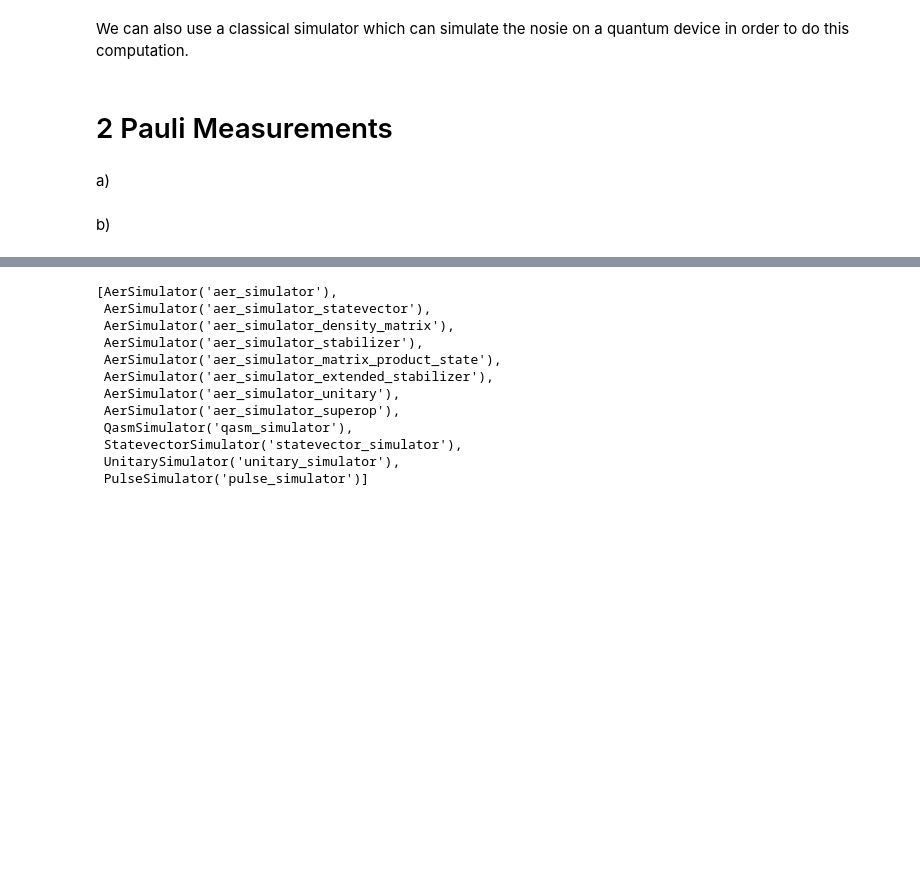
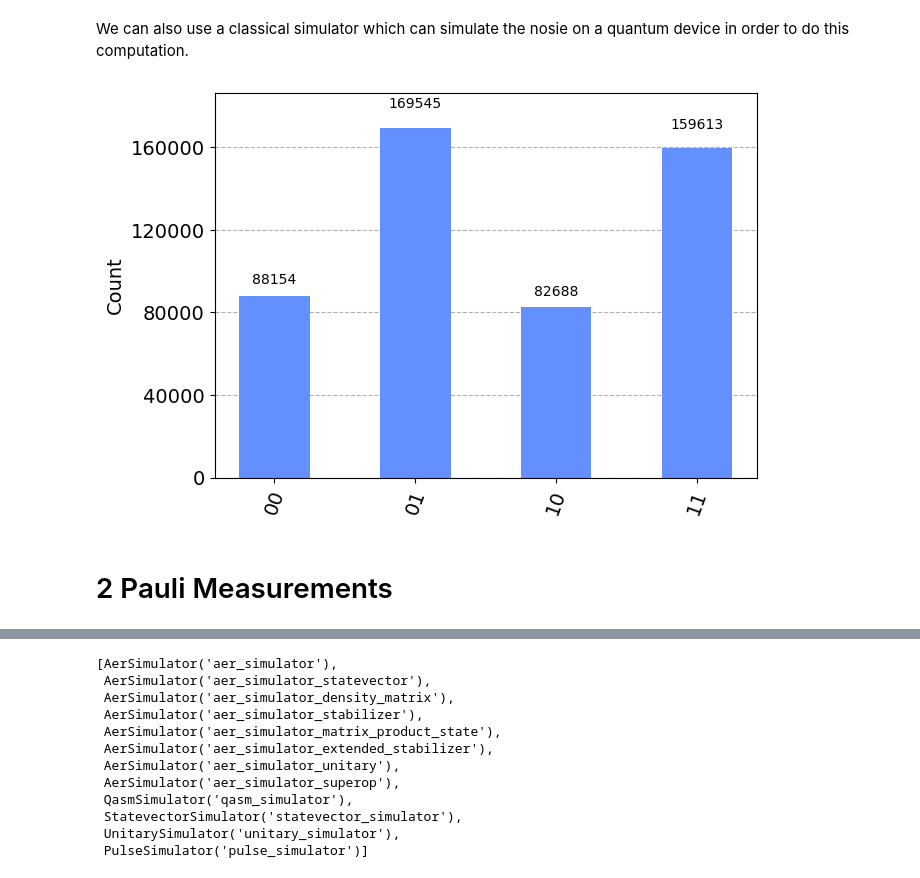
Before and after one commit to PugsGHub/qc_ss_23, a Jupyter notebook: Circuits/Sheet 11/s6puanan_sheet_11.ipynb, the cells around one changed output, grey strips where cells are left out. Drawn from its saved outputs; the diff is of its cells as text; code cells hidden in the pictures; blank space fills up the shorter version.

```diff
--- a/Circuits/Sheet 11/s6puanan_sheet_11.ipynb
+++ b/Circuits/Sheet 11/s6puanan_sheet_11.ipynb
@@ -114,11 +194,12 @@ job = execute(qc,backend=hardware_backend , shots=num_shots_hardware )
 We can also use a classical simulator which can simulate the nosie on a quantum device in order to do this computation.
 # %%
 from qiskit.providers.fake_provider import FakeQuitoV2
+num_shots_hardware = 500000
 hardware_backend = FakeQuitoV2()
-job = execute(qc, backend=hardware_backend, shots = num_shots_hardware)
+job = execute(circuit, backend=hardware_backend, shots = num_shots_hardware)
+counts = job.result().get_counts()
+plot_histogram(counts)
+# %% [output]
+[figure, added]
 # %% [markdown]
 # 2 Pauli Measurements
-# %% [markdown]
-a)
-# %% [markdown]
-b)
```
Also changed, not shown: parts of 19 cells of this notebook.
